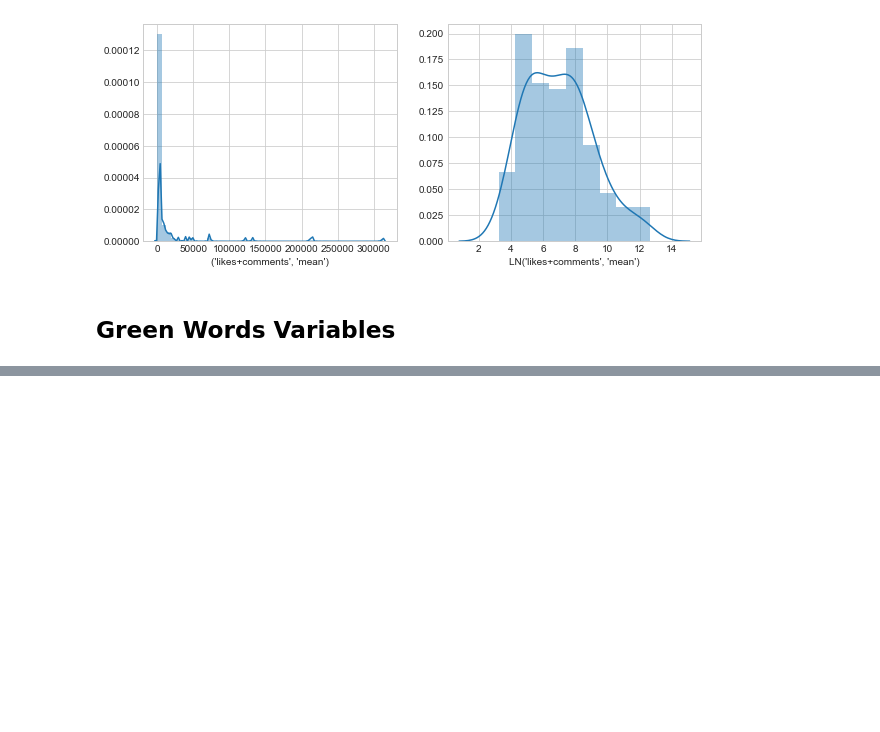
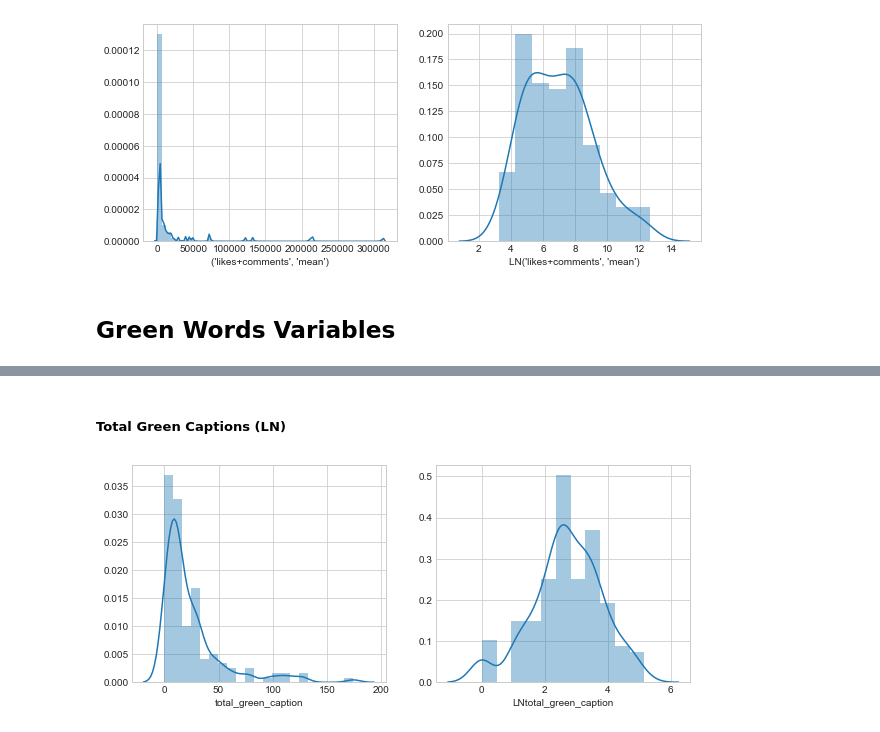
Before and after one commit to madelinekinnaird/quantifying-greenwashing, a Jupyter notebook: data_exploration.ipynb, the cells around one changed output, grey strips where cells are left out. Drawn from its saved outputs; the diff is of its cells as text; code cells hidden in the pictures; blank space fills up the shorter version.

```diff
--- a/data_exploration.ipynb
+++ b/data_exploration.ipynb
@@ -290,0 +292,6 @@ sns.scatterplot(x=df['LN_total_green'],y=d['environment_rating'],ax=plt.gca(), h
+# %% [markdown]
+##### Total Green Captions (LN)
+# %%
+df['LN_total_green_caption'] = var_to_ln(df, 'total_green_caption')
+# %% [output]
+[figure, added]
```
Also changed, not shown: parts of 31 cells of this notebook, 3 other files.
